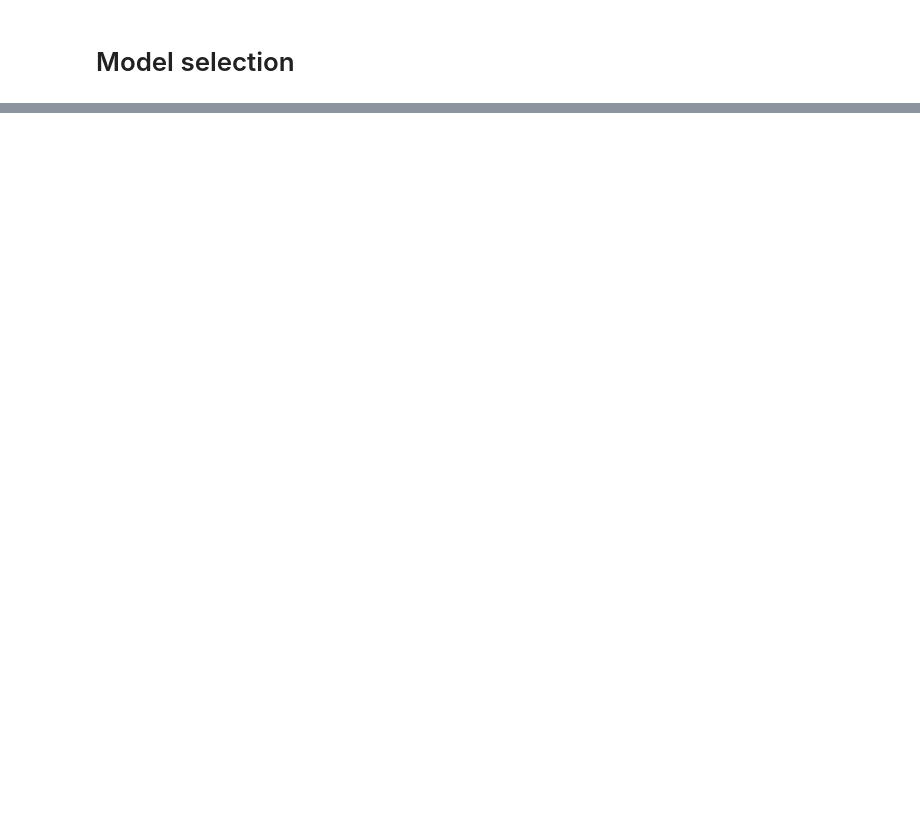
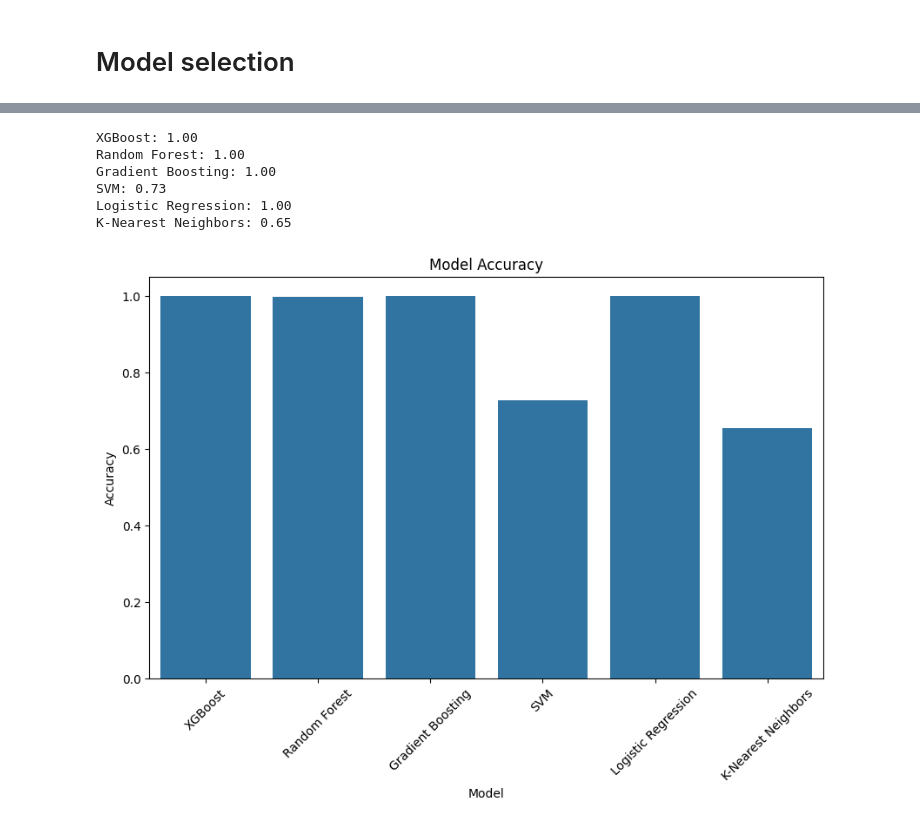
Before and after one commit to mstfgul/BetPredictionProject, a Jupyter notebook: visualizations/data_analysis_model_training_3.ipynb, the cells around one changed output, grey strips where cells are left out. Cells and saved outputs as stored; diff of their text form; code cells hidden in the pictures; blank space fills up the shorter version.

```diff
--- a/visualizations/data_analysis_model_training_3.ipynb
+++ b/visualizations/data_analysis_model_training_3.ipynb
@@ -390,7 +376,7 @@ df_encoded = encode_categorical_features(combined_df)
 from sklearn.impute import KNNImputer
 
 def fill_missing_values(df):
-    imputer = KNNImputer(n_neighbors=5)
+    imputer = KNNImputer(n_neighbors=7)
     df_imputed = pd.DataFrame(imputer.fit_transform(df), columns=df.columns)
     return df_imputed
 
@@ -397,0 +453,70 @@ df_imputed = fill_missing_values(df_encoded)
+# %%
+# Split the data into training and testing sets
+
+from sklearn.model_selection import train_test_split
+
+X = df_imputed.drop('FullTimeResult', axis=1)
+y = df_imputed['FullTimeResult']
+
+X_train, X_test, y_train, y_test = train_test_split(X, y, test_size=0.2, random_state=42)
+# %%
+# Try other models
+
+from sklearn.ensemble import GradientBoostingClassifier
+from sklearn.svm import SVC
+from sklearn.linear_model import LogisticRegression
+from sklearn.neighbors import KNeighborsClassifier
+from sklearn.metrics import accuracy_score
+from sklearn.ensemble import RandomForestClassifier
+'''from xgboost import XGBClassifier'''
+
+
+# Create the models
+
+models = {
+    'XGBoost': XGBClassifier(),
+    'Random Forest': RandomForestClassifier(),
+    'Gradient Boosting': GradientBoostingClassifier(),
+    'SVM': SVC(),
+    'Logistic Regression': LogisticRegression(),
+    'K-Nearest Neighbors': KNeighborsClassifier()
+}
+
+# Create a dictionary to store the accuracy of each model
+accuracy_dict = {}
+
+# Loop through each model
+
+for name, model in models.items():
+    model.fit(X_train, y_train)
+    y_pred = model.predict(X_test)
+    accuracy = accuracy_score(y_test, y_pred)
+    accuracy_dict[name] = accuracy
+
+# Print the accuracy of each model
+
+for name, accuracy in accuracy_dict.items():
+    print(f'{name}: {accuracy:.2f}')
+
+
+# Plot the accuracy of each model
+
+plt.figure(figsize=(10, 6))
+sns.barplot(x=list(accuracy_dict.keys()), y=list(accuracy_dict.values()))
+plt.title('Model Accuracy')
+plt.ylabel('Accuracy')
+plt.xlabel('Model')
+plt.xticks(rotation=45)
+plt.show()
+
+# save the model to pkl file
+
+import pickle
+
+# Save the best model to Streamlit folder
+
+best_model = max(accuracy_dict, key=accuracy_dict.get)
+model = models[best_model]
+filename = f'{best_model}.pkl'
+pickle.dump(model, open(filename, 'wb'))
+# %% [output]
@@ -397,0 +530,7 @@ df_imputed = fill_missing_values(df_encoded)
+XGBoost: 1.00
+Random Forest: 1.00
+Gradient Boosting: 1.00
+SVM: 0.73
+Logistic Regression: 1.00
+K-Nearest Neighbors: 0.65
+[figure, added]
```
Also changed, not shown: parts of 8 cells of this notebook, 6 other files.
